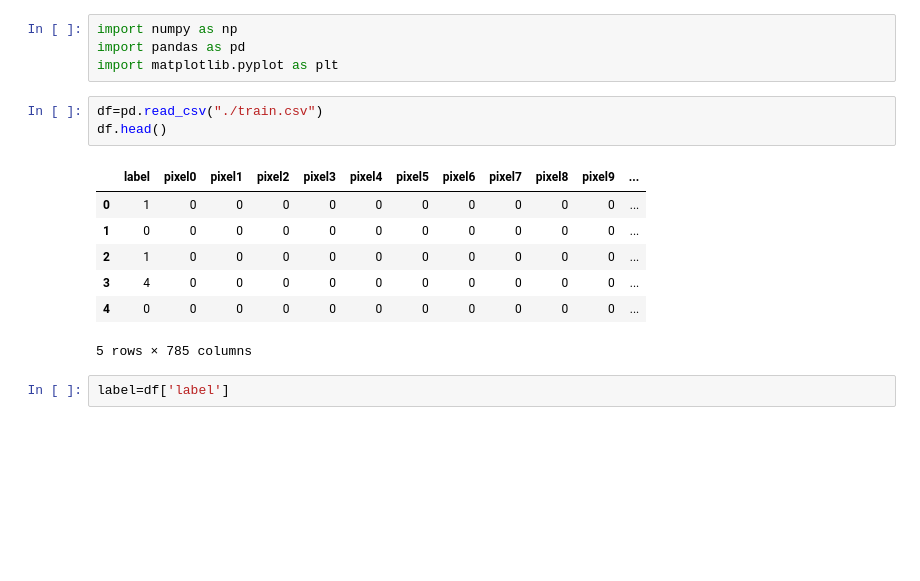
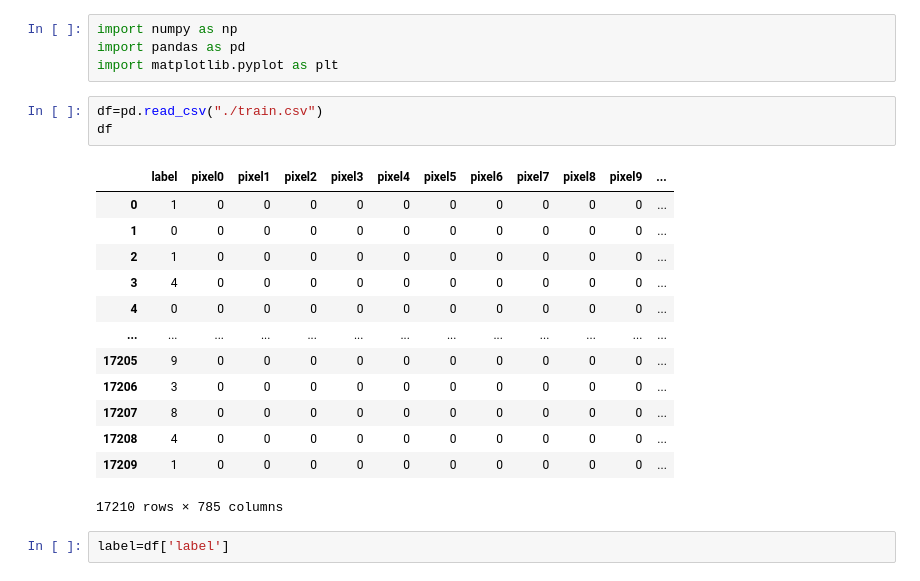
Before and after one commit to BenMeehan/Exploratory-Data-Analysis, a Jupyter notebook: Dimensionality_Reduction.ipynb, the cells around one changed output. Drawn from its saved outputs; the diff is of its cells as text; blank space fills up the shorter version.

```diff
--- a/Dimensionality_Reduction.ipynb
+++ b/Dimensionality_Reduction.ipynb
@@ -43,15 +43,21 @@ import pandas as pd
 import matplotlib.pyplot as plt
 # %%
 df=pd.read_csv("./train.csv")
-df.head()
+df
 # %% [output]
 |  | label | pixel0 | pixel1 | pixel2 | pixel3 | pixel4 | pixel5 | pixel6 | pixel7 | pixel8 | pixel9 | ... |
 | 0 | 1 | 0 | 0 | 0 | 0 | 0 | 0 | 0 | 0 | 0 | 0 | ... |
 | 1 | 0 | 0 | 0 | 0 | 0 | 0 | 0 | 0 | 0 | 0 | 0 | ... |
 | 2 | 1 | 0 | 0 | 0 | 0 | 0 | 0 | 0 | 0 | 0 | 0 | ... |
 | 3 | 4 | 0 | 0 | 0 | 0 | 0 | 0 | 0 | 0 | 0 | 0 | ... |
 | 4 | 0 | 0 | 0 | 0 | 0 | 0 | 0 | 0 | 0 | 0 | 0 | ... |
+| ... | ... | ... | ... | ... | ... | ... | ... | ... | ... | ... | ... | ... |
+| 17205 | 9 | 0 | 0 | 0 | 0 | 0 | 0 | 0 | 0 | 0 | 0 | ... |
+| 17206 | 3 | 0 | 0 | 0 | 0 | 0 | 0 | 0 | 0 | 0 | 0 | ... |
+| 17207 | 8 | 0 | 0 | 0 | 0 | 0 | 0 | 0 | 0 | 0 | 0 | ... |
+| 17208 | 4 | 0 | 0 | 0 | 0 | 0 | 0 | 0 | 0 | 0 | 0 | ... |
+| 17209 | 1 | 0 | 0 | 0 | 0 | 0 | 0 | 0 | 0 | 0 | 0 | ... |
-5 rows × 785 columns
+17210 rows × 785 columns
 # %%
 label=df['label']
 # %%
```
Also changed, not shown: parts of 9 cells of this notebook.
